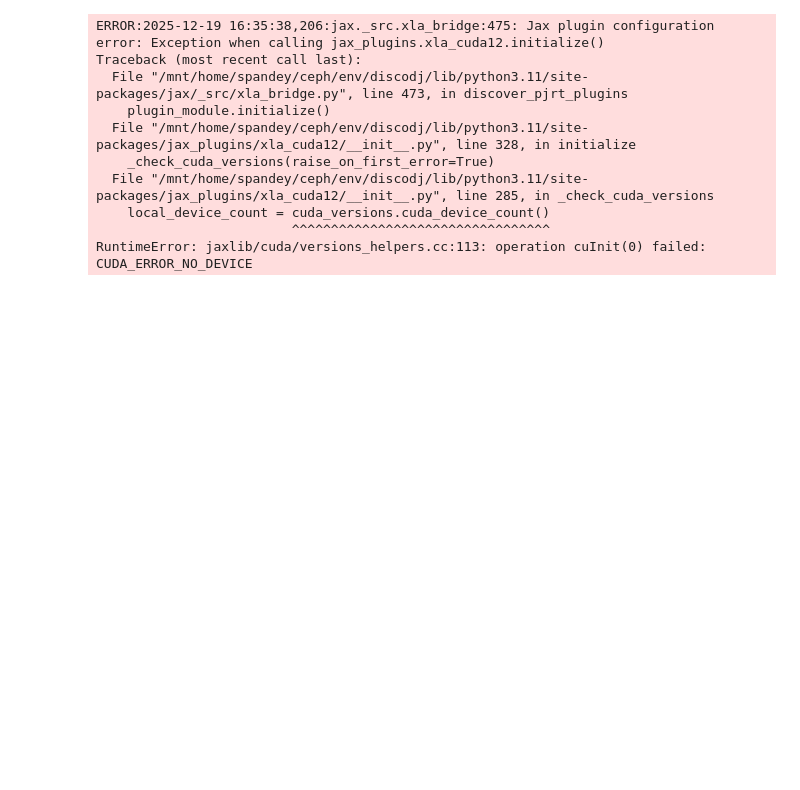
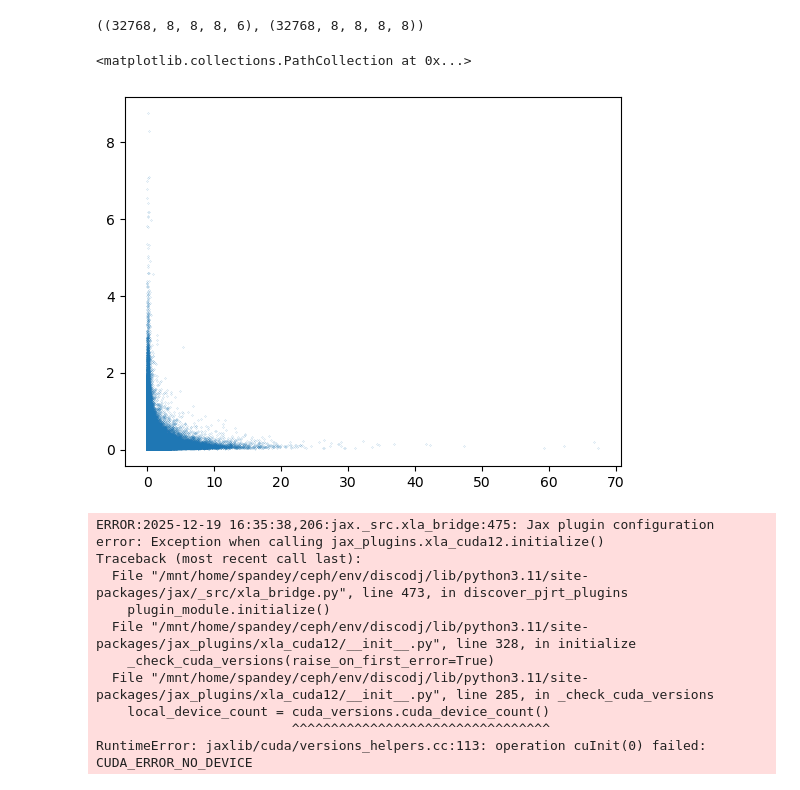
Before and after one commit to shivampcosmo/GOTHAM, a Jupyter notebook: temp/test_ics.ipynb, the cells around one changed output. Saved outputs shown, nothing was run; the diff lists cells and outputs as text; code cells hidden in the pictures; blank space fills up the shorter version.

```diff
--- a/temp/test_ics.ipynb
+++ b/temp/test_ics.ipynb
@@ -1,3 +783,18 @@
+# %%
+ldir = '/mnt/ceph/users/spandey/discodj_runs'
+dforig = np.load(f'{ldir}/rhog_LH_nsel_32768/0/dmo_fields_subvols_grid_8_LH_0.npy')
+dfnew = np.load(f'{ldir}/rhog_LH_nsnap_3_nsel_32768/0/dmo_fields_subvols_grid_8_LH_0.npy')
+# %%
+dforig.shape, dfnew.shape
+# %% [output]
+((32768, 8, 8, 8, 6), (32768, 8, 8, 8, 8))
+# %%
+import matplotlib.pyplot as plt
+plt.figure()
+plt.scatter(dforig[...,0].flatten(), dfnew[...,0].flatten(), s=0.01)
+# %% [output]
+<matplotlib.collections.PathCollection at 0x...>
+[figure, added]
 # %%
 import os
 # os.environ['XLA_PYTHON_CLIENT_PREALLOCATE'] = 'false'
```
Also changed, not shown: parts of 35 cells of this notebook, 24 other files.
